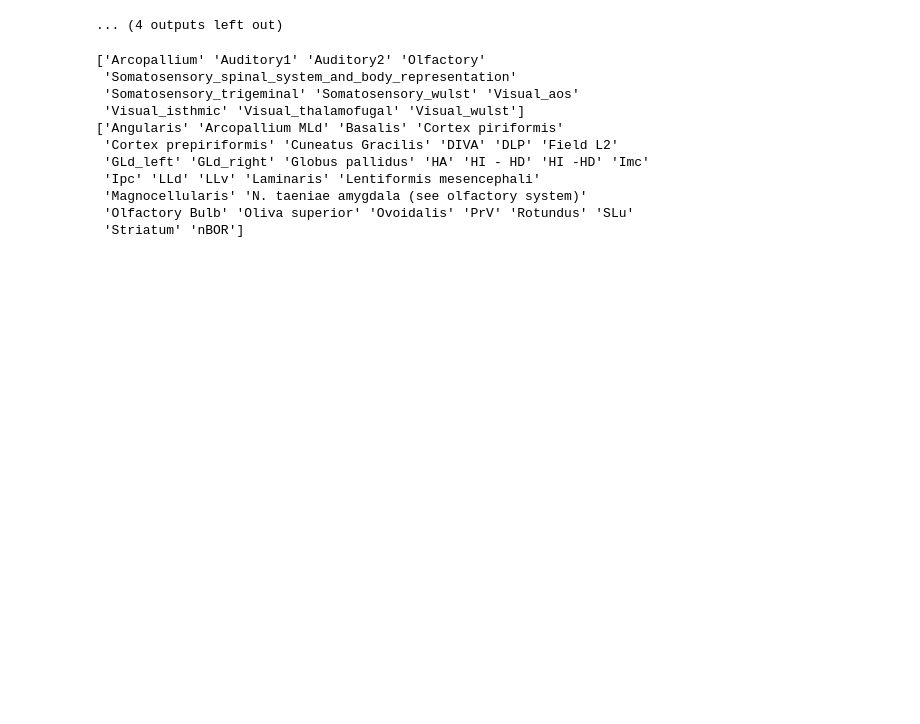
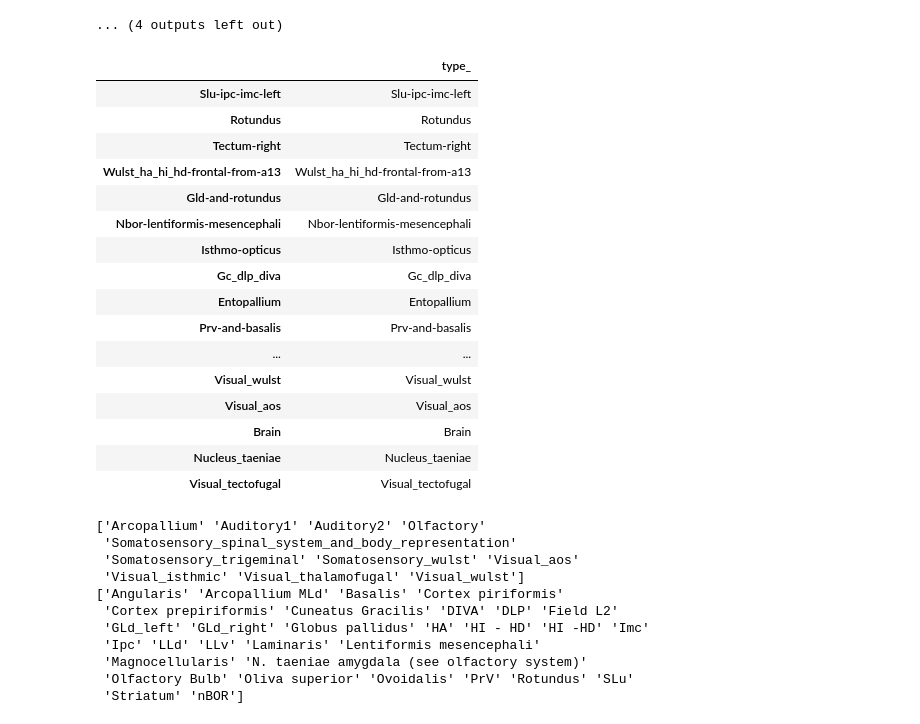
Before and after one commit to timsainb/birdbrain, a Jupyter notebook: notebooks/pigeon/1.0-pigeon-brain-atlas-view-nuclei.ipynb, the cells around one changed output. Cells and saved outputs as stored; diff of their text form; code cells hidden in the pictures; blank space fills up the shorter version.

```diff
--- a/notebooks/pigeon/1.0-pigeon-brain-atlas-view-nuclei.ipynb
+++ b/notebooks/pigeon/1.0-pigeon-brain-atlas-view-nuclei.ipynb
@@ -35,6 +35,26 @@ Getting voxel data from .img files...
 [interactive output not drawn]
 [interactive output not drawn]
 ... (4 outputs left out)
+# %%
+pigeon_atlas.voxel_data[['type_']]
+# %% [output]
+|  | type_ |
+| Slu-ipc-imc-left | Slu-ipc-imc-left |
+| Rotundus | Rotundus |
+| Tectum-right | Tectum-right |
+| Wulst_ha_hi_hd-frontal-from-a13 | Wulst_ha_hi_hd-frontal-from-a13 |
+| Gld-and-rotundus | Gld-and-rotundus |
+| Nbor-lentiformis-mesencephali | Nbor-lentiformis-mesencephali |
+| Isthmo-opticus | Isthmo-opticus |
+| Gc_dlp_diva | Gc_dlp_diva |
+| Entopallium | Entopallium |
+| Prv-and-basalis | Prv-and-basalis |
+| ... | ... |
+| Visual_wulst | Visual_wulst |
+| Visual_aos | Visual_aos |
+| Brain | Brain |
+| Nucleus_taeniae | Nucleus_taeniae |
+| Visual_tectofugal | Visual_tectofugal |
 # %%
 # The T2 voxels in this dataset are not the same as the delineations for some reason... as a temporary fix I just cut off 1 voxel...
 pigeon_atlas.voxel_data.loc['T2', 'voxels'] = pigeon_atlas.voxel_data.loc['T2', 'voxels'][:,:,1:]
```
Also changed, not shown: parts of 1 cell of this notebook, 31 other files.
